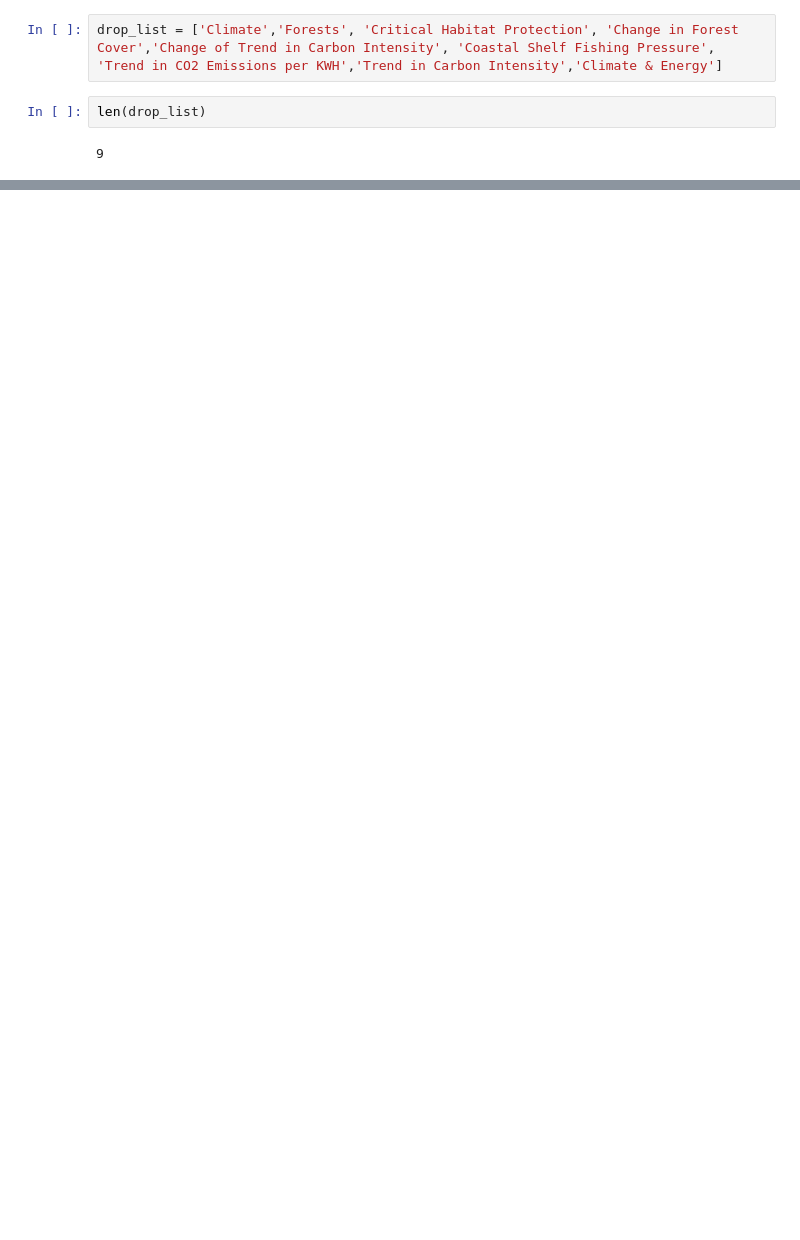
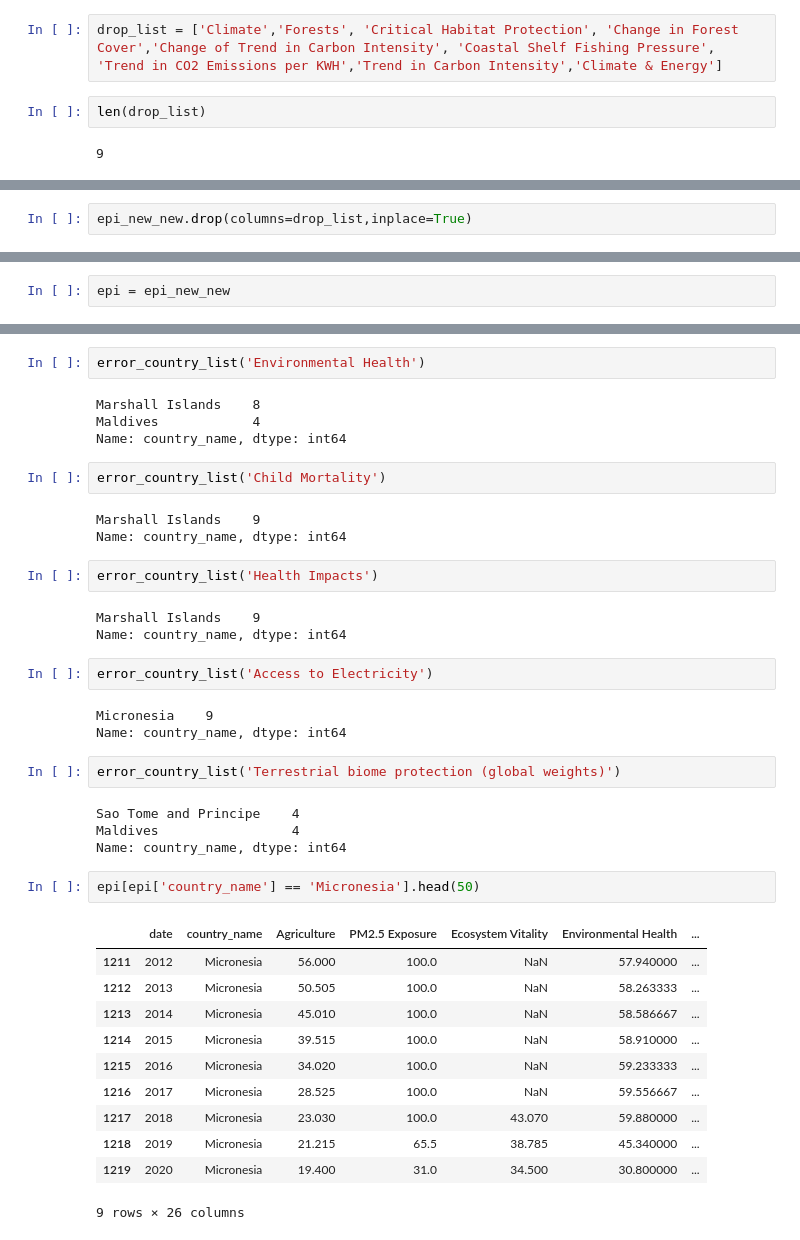
Before and after one commit to Avanyali/EPIDemographicModel, a Jupyter notebook: dan's notebooks/dan data cleaning.ipynb, the cells around one changed output, grey strips where cells are left out. Cells and saved outputs as stored; diff of their text form; blank space fills up the shorter version.

```diff
--- a/dan's notebooks/dan data cleaning.ipynb
+++ b/dan's notebooks/dan data cleaning.ipynb
@@ -252,0 +175,2 @@ Index(['date', 'country_name', 'PM2.5 Exposure', 'Ecosystem Vitality',
+# %%
+epi_new_new.drop(columns=drop_list,inplace=True)
@@ -252,0 +201,2 @@ Index(['date', 'country_name', 'PM2.5 Exposure', 'Ecosystem Vitality',
+# %%
+epi = epi_new_new
@@ -252,0 +391,41 @@ Index(['date', 'country_name', 'PM2.5 Exposure', 'Ecosystem Vitality',
+# %%
+error_country_list('Environmental Health')
+# %% [output]
+Marshall Islands    8
+Maldives            4
+Name: country_name, dtype: int64
+# %%
+error_country_list('Child Mortality')
+# %% [output]
+Marshall Islands    9
+Name: country_name, dtype: int64
+# %%
+error_country_list('Health Impacts')
+# %% [output]
+Marshall Islands    9
+Name: country_name, dtype: int64
+# %%
+error_country_list('Access to Electricity')
+# %% [output]
+Micronesia    9
+Name: country_name, dtype: int64
+# %%
+error_country_list('Terrestrial biome protection (global weights)')
+# %% [output]
+Sao Tome and Principe    4
+Maldives                 4
+Name: country_name, dtype: int64
+# %%
+epi[epi['country_name'] == 'Micronesia'].head(50)
+# %% [output]
+|  | date | country_name | Agriculture | PM2.5 Exposure | Ecosystem Vitality | Environmental Health | ... |
+| 1211 | 2012 | Micronesia | 56.000 | 100.0 | NaN | 57.940000 | ... |
+| 1212 | 2013 | Micronesia | 50.505 | 100.0 | NaN | 58.263333 | ... |
+| 1213 | 2014 | Micronesia | 45.010 | 100.0 | NaN | 58.586667 | ... |
+| 1214 | 2015 | Micronesia | 39.515 | 100.0 | NaN | 58.910000 | ... |
+| 1215 | 2016 | Micronesia | 34.020 | 100.0 | NaN | 59.233333 | ... |
+| 1216 | 2017 | Micronesia | 28.525 | 100.0 | NaN | 59.556667 | ... |
+| 1217 | 2018 | Micronesia | 23.030 | 100.0 | 43.070 | 59.880000 | ... |
+| 1218 | 2019 | Micronesia | 21.215 | 65.5 | 38.785 | 45.340000 | ... |
+| 1219 | 2020 | Micronesia | 19.400 | 31.0 | 34.500 | 30.800000 | ... |
+9 rows × 26 columns
```
Also changed, not shown: parts of 78 cells of this notebook, 1 other file.
